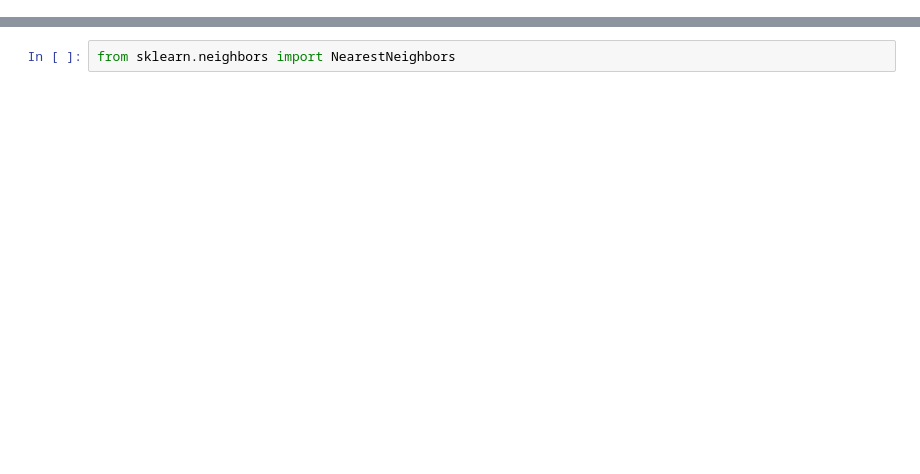
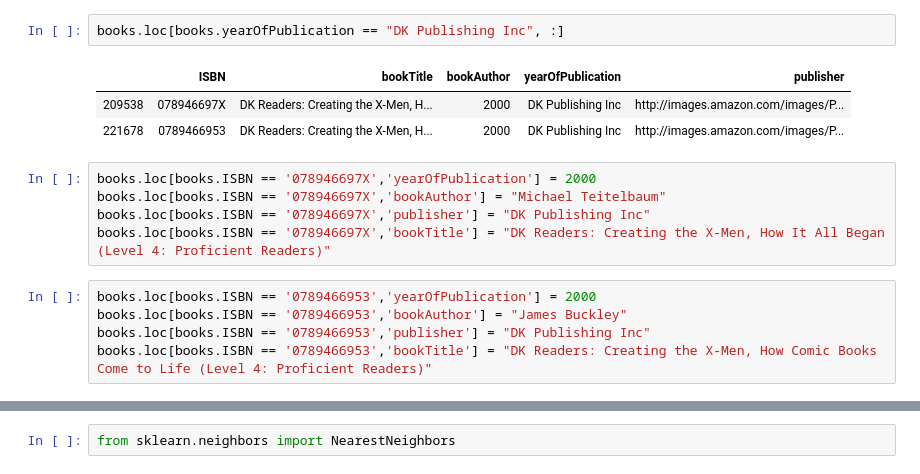
Before and after one commit to veenaramesh/book_recommendation, a Jupyter notebook: knn-book-recommendation.ipynb, the cells around one changed output, grey strips where cells are left out. Saved outputs shown, nothing was run; the diff lists cells and outputs as text; blank space fills up the shorter version.

```diff
--- a/knn-book-recommendation.ipynb
+++ b/knn-book-recommendation.ipynb
@@ -235,0 +85,16 @@ len(combined_onlyUS)
+# %%
+books.loc[books.yearOfPublication == "DK Publishing Inc", :]
+# %% [output]
+|  | ISBN | bookTitle | bookAuthor | yearOfPublication | publisher |
+| 209538 | 078946697X | DK Readers: Creating the X-Men, H... | 2000 | DK Publishing Inc | http://images.amazon.com/images/P... |
+| 221678 | 0789466953 | DK Readers: Creating the X-Men, H... | 2000 | DK Publishing Inc | http://images.amazon.com/images/P... |
+# %%
+books.loc[books.ISBN == '078946697X','yearOfPublication'] = 2000
+books.loc[books.ISBN == '078946697X','bookAuthor'] = "Michael Teitelbaum"
+books.loc[books.ISBN == '078946697X','publisher'] = "DK Publishing Inc"
+books.loc[books.ISBN == '078946697X','bookTitle'] = "DK Readers: Creating the X-Men, How It All Began (Level 4: Proficient Readers)"
+# %%
+books.loc[books.ISBN == '0789466953','yearOfPublication'] = 2000
+books.loc[books.ISBN == '0789466953','bookAuthor'] = "James Buckley"
+books.loc[books.ISBN == '0789466953','publisher'] = "DK Publishing Inc"
+books.loc[books.ISBN == '0789466953','bookTitle'] = "DK Readers: Creating the X-Men, How Comic Books Come to Life (Level 4: Proficient Readers)"
```
Also changed, not shown: parts of 69 cells of this notebook.
